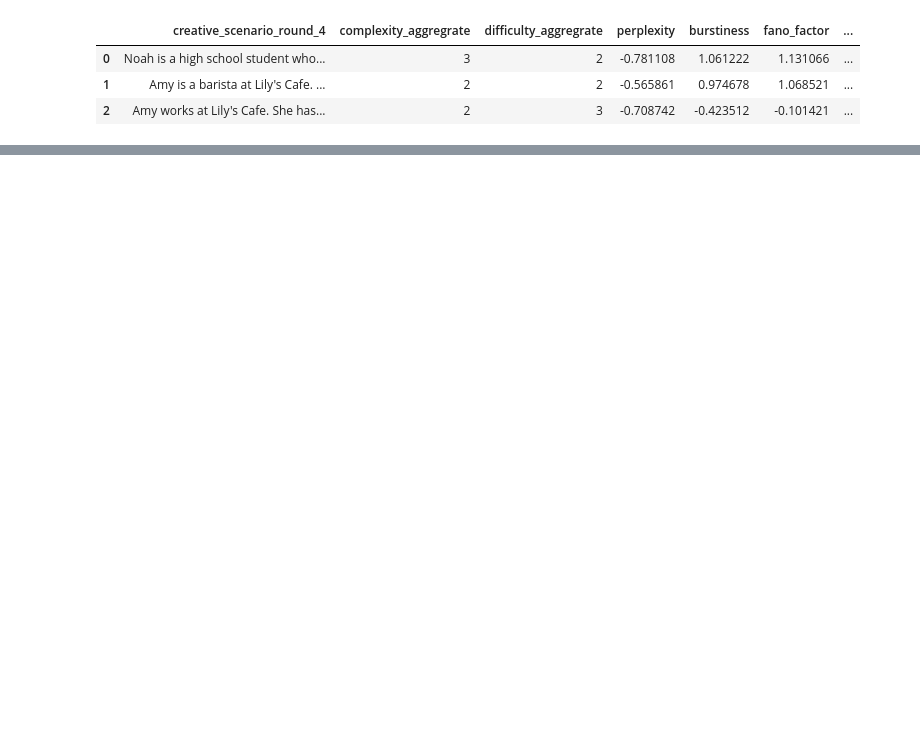
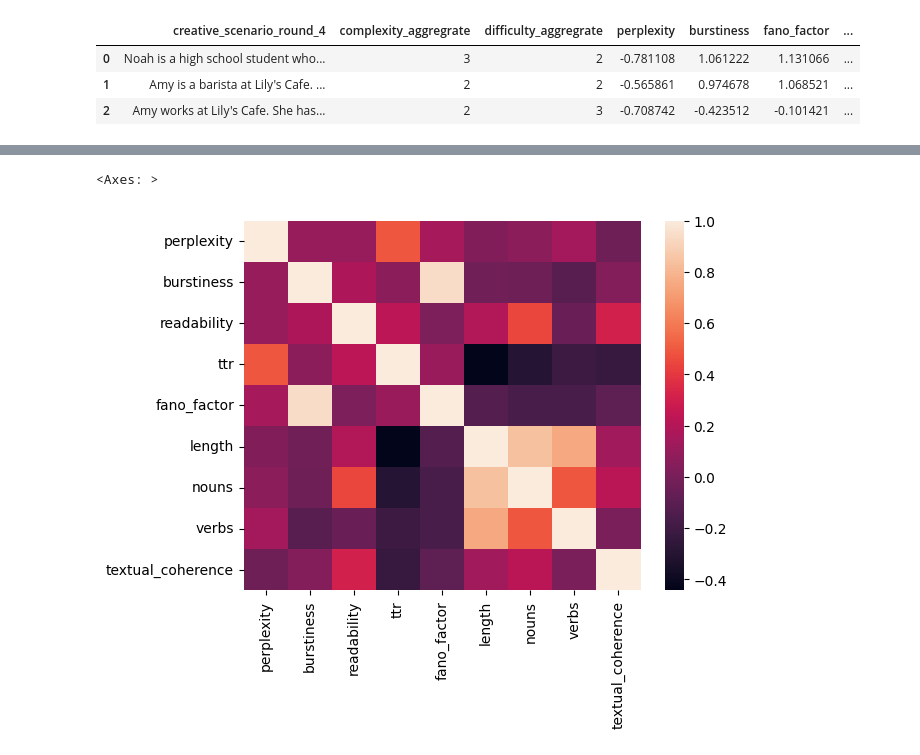
Before and after one commit to Beaty-Lab/creativity-item-generation, a Jupyter notebook: item_evaluation/ItemContenAnalysis.ipynb, the cells around one changed output, grey strips where cells are left out. Saved outputs shown, nothing was run; the diff lists cells and outputs as text; code cells hidden in the pictures; blank space fills up the shorter version.

```diff
--- a/item_evaluation/ItemContenAnalysis.ipynb
+++ b/item_evaluation/ItemContenAnalysis.ipynb
@@ -258,0 +252,7 @@ df.head(3)
+# %%
+# feature correlation heatmap
+import seaborn as sns
+sns.heatmap(df[["perplexity", "burstiness", "readability", "ttr", "fano_factor", "length", "nouns", "verbs", "textual_coherence"]].corr())
+# %% [output]
+<Axes: >
+[figure, added]
```
Also changed, not shown: parts of 32 cells of this notebook, 1 other file.
